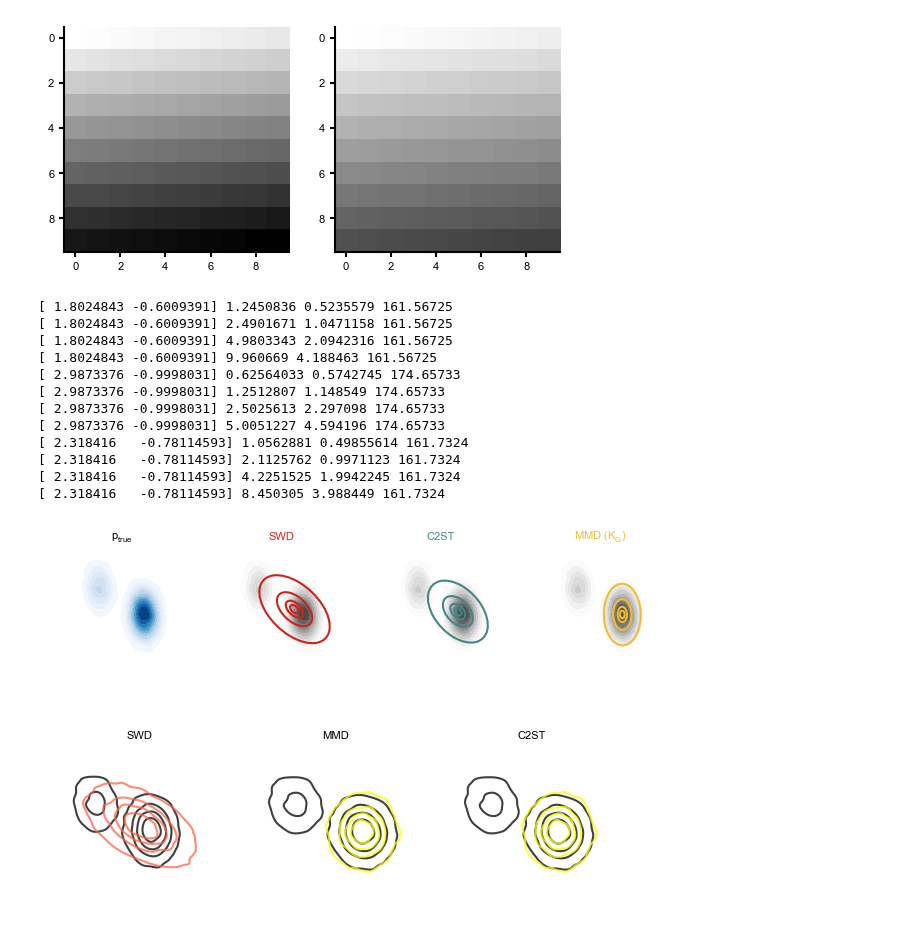
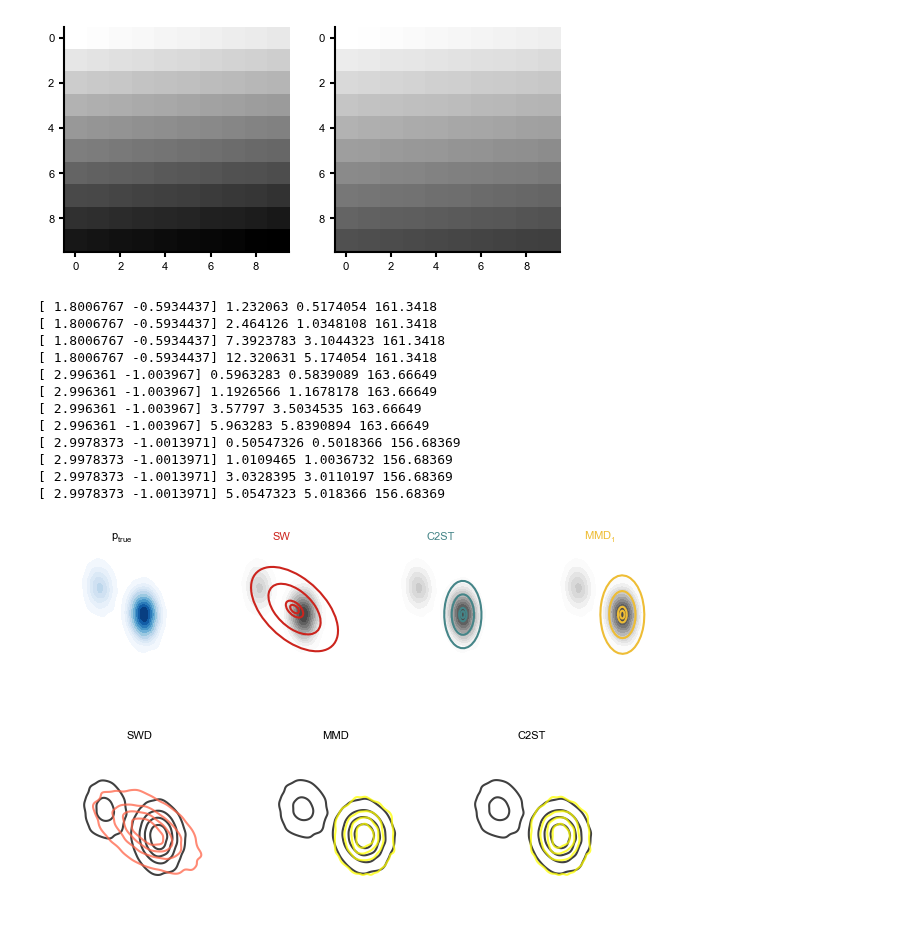
Before and after one commit to mackelab/labproject, a Jupyter notebook: docs/notebooks/mode_comparison.ipynb, the cells around one changed output. Drawn from its saved outputs; the diff is of its cells as text; code cells hidden in the pictures.

```diff
--- a/docs/notebooks/mode_comparison.ipynb
+++ b/docs/notebooks/mode_comparison.ipynb
@@ -125,9 +129,6 @@ def c2st_target(samples1, samples2, density1, density2):
 # %%
-n_iters =500
+n_iters =2500
 num_samples = 10000
-gauss_model_C2ST = Gauss(2)
-
-model_toy_opt = torch.optim.Adam(gauss_model_C2ST.parameters(), lr=0.01)
 
 for epoch in range(n_iters):
     model_toy_opt.zero_grad()
@@ -334,55 +335,55 @@ sns.kdeplot(ax=axs[3],data=unif_df, x='x', y='y', fill=True,cmap=new_cmap,alpha=
 #z =torch.exp(gauss_model_C2ST.log_prob(data)).detach().numpy()
 #axs[3].contour(x, y, z,colors ="#458588")#), cmap='coolwarm',fill=False)
 std_plot = [np.sqrt(.25),np.sqrt(.5),np.sqrt(1),np.sqrt(2)]
-std_plot=[.25,.5,1,2]
+std_plot=[.25,.5,1.5,2.5]
 plot_cov_ellipse(gauss_model_WS.cov().detach().numpy(),gauss_model_WS.mean.detach().numpy(),
                  nstd = std_plot ,ax=axs[1],edgecolor='#cc241d', lw=1.5, facecolor='none')
 #axs[1].scatter(gauss_model_WS.mean.detach().numpy()[0],gauss_model_WS.mean.detach().numpy()[1],
 #               color='#cc241d',s=1.5)
 plot_cov_ellipse(gauss_model_MMD.cov().detach().numpy(),gauss_model_MMD.mean.detach().numpy(),
                  nstd = std_plot ,ax=axs[3],edgecolor='#eebd35', lw=1.5, facecolor='none')
 plot_cov_ellipse(gauss_model_C2ST.cov().detach().numpy(),gauss_model_C2ST.mean.detach().numpy(),
                  nstd = std_plot ,ax=axs[2],edgecolor='#458588', lw=1.5, facecolor='none')
 
 #sns.kdeplot(ax=axs[1],data=SWD_df, x='x', y='y', fill=False,cmap ="Reds",levels=7)#,color="#cc241d",alpha=.5, levels=5)
 #sns.kdeplot(ax=axs[2],data=MMD_df, x='x', y='y', fill=False,cmap='Wistia',levels=7)#color="#eebd35",alpha=.5, levels=5)
 #sns.kdeplot(ax=axs[3],data=C2ST_df, x='x', y='y', fill=False,cmap='Blues',levels=7)#color="#eebd35",alpha=.5, levels=5)
 #color_dict = {"SW": "#cc241d", "MMD": "#eebd35", "C2ST": "#458588", "FID": "#8ec07c"}
 #ax.scatter(uniform_samples[:20, 0], uniform_samples[:20, 1], color="black",zorder=10)
 #ax.scatter(SWD_samples[:20, 0], SWD_samples[:20, 1], color="coral",zorder=10)
 for ax in axs:
     ax.spines[['left', 'bottom']].set_visible(False)
     ax.set_xticks([])
     ax.set_yticks([])
     ax.set_xlabel("")
     ax.set_ylabel("")
     ax.set_xlim(-8,5)
     ax.set_xlim(-10,10)
 
     ax.set_ylim(-7,4)
     #make square subplots
     ax.set_box_aspect(1)
 axs[0].set_title(r"$p_{true}$")
-axs[1].set_title("SWD",color ='#cc241d')
-axs[3].set_title("MMD " +r"($K_G$)",color ='#eebd35')
+axs[1].set_title("SW",color ='#cc241d')
+axs[3].set_title(r"$MMD_1$",color ='#eebd35')
 axs[2].set_title("C2ST",color ="#458588")
 
 fig.tight_layout()
 plt.savefig("mode.pdf")
 # %% [output]
-[ 1.8024843 -0.6009391] 1.2450836 0.5235579 161.56725
-[ 1.8024843 -0.6009391] 2.4901671 1.0471158 161.56725
-[ 1.8024843 -0.6009391] 4.9803343 2.0942316 161.56725
-[ 1.8024843 -0.6009391] 9.960669 4.188463 161.56725
-[ 2.9873376 -0.9998031] 0.62564033 0.5742745 174.65733
-[ 2.9873376 -0.9998031] 1.2512807 1.148549 174.65733
-[ 2.9873376 -0.9998031] 2.5025613 2.297098 174.65733
-[ 2.9873376 -0.9998031] 5.0051227 4.594196 174.65733
-[ 2.318416   -0.78114593] 1.0562881 0.49855614 161.7324
-[ 2.318416   -0.78114593] 2.1125762 0.9971123 161.7324
-[ 2.318416   -0.78114593] 4.2251525 1.9942245 161.7324
-[ 2.318416   -0.78114593] 8.450305 3.988449 161.7324
+[ 1.8006767 -0.5934437] 1.232063 0.5174054 161.3418
+[ 1.8006767 -0.5934437] 2.464126 1.0348108 161.3418
+[ 1.8006767 -0.5934437] 7.3923783 3.1044323 161.3418
+[ 1.8006767 -0.5934437] 12.320631 5.174054 161.3418
+[ 2.996361 -1.003967] 0.5963283 0.5839089 163.66649
+[ 2.996361 -1.003967] 1.1926566 1.1678178 163.66649
+[ 2.996361 -1.003967] 3.57797 3.5034535 163.66649
+[ 2.996361 -1.003967] 5.963283 5.8390894 163.66649
+[ 2.9978373 -1.0013971] 0.50547326 0.5018366 156.68369
+[ 2.9978373 -1.0013971] 1.0109465 1.0036732 156.68369
+[ 2.9978373 -1.0013971] 3.0328395 3.0110197 156.68369
+[ 2.9978373 -1.0013971] 5.0547323 5.018366 156.68369
-[figure, old version]
+[figure, new version]
 # %%
 SWD_samples = gauss_model_WS.sample(num_samples).detach().numpy()
 MMD_samples = gauss_model_MMD.sample(num_samples).detach().numpy()
@@ -422,4 +423,4 @@ axs[2].set_title("C2ST")
 
 fig.tight_layout()
 # %% [output]
-[figure, old version]
+[figure, new version]
```
Also changed, not shown: parts of 5 cells of this notebook.
